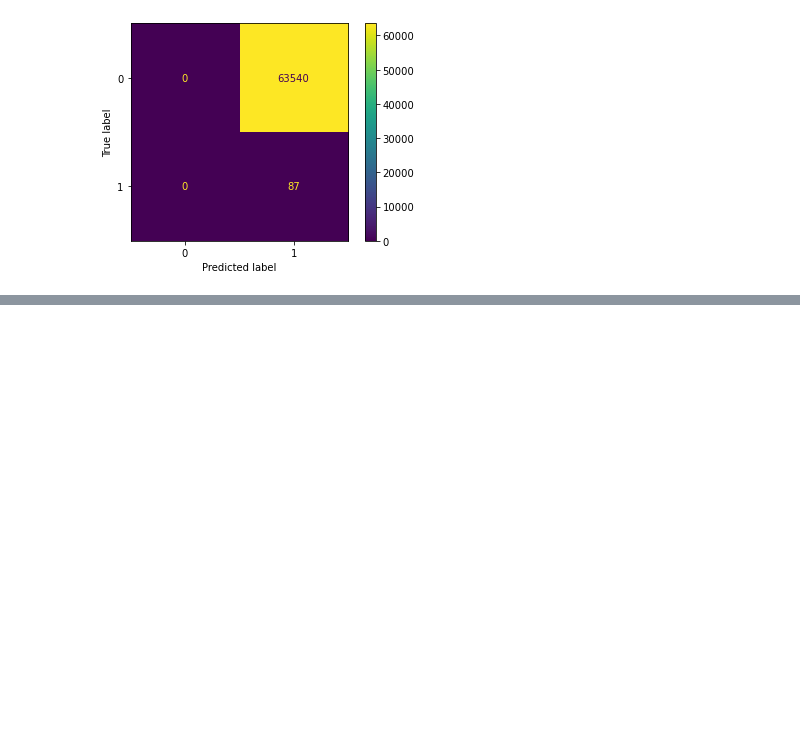
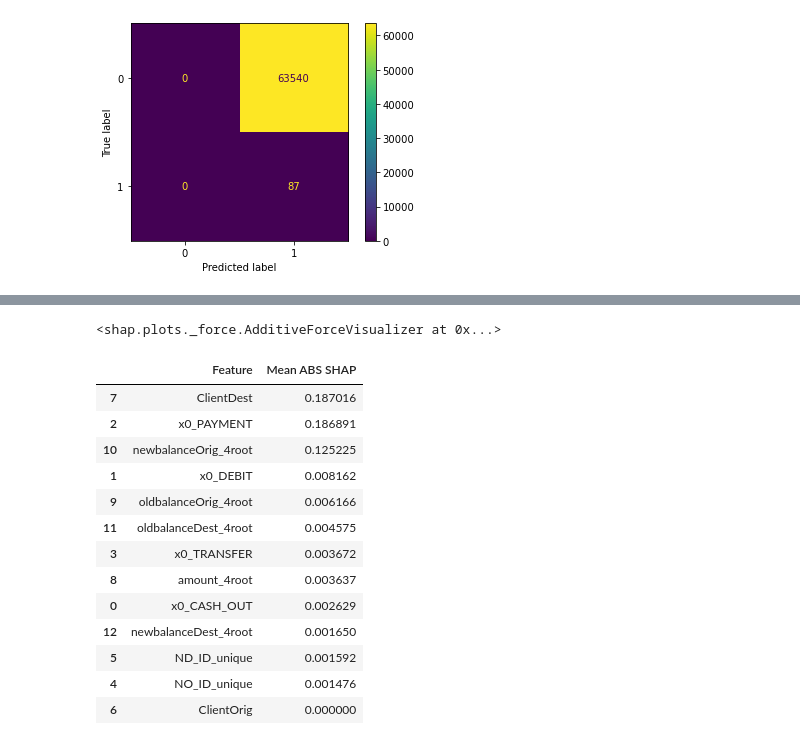
Before and after one commit to kevinArmenta/OnlinePaymentFraud, a Jupyter notebook: 5. Final Models.ipynb, the cells around one changed output, grey strips where cells are left out. Cells and saved outputs as stored; diff of their text form; code cells hidden in the pictures; blank space fills up the shorter version.

```diff
--- a/5. Final Models.ipynb
+++ b/5. Final Models.ipynb
@@ -397,0 +438,7 @@ ConfusionMatrixDisplay.from_estimator(fmodel_rus, test, test_y)
+# %%
+#Force Plot
+#shap.force_plot(explainer.expected_value[0], shap_values[0][0,:], X_test.iloc[0,:], link="logit")
+
+shap.force_plot(explainer.expected_value[0], shap_values[0][0,:], test.iloc[0,:])
+# %% [output]
+<shap.plots._force.AdditiveForceVisualizer at 0x...>
@@ -397,0 +469,17 @@ ConfusionMatrixDisplay.from_estimator(fmodel_rus, test, test_y)
+# %%
+shap_plot_df.sort_values(by='Mean ABS SHAP',axis=0,ascending=False)
+# %% [output]
+|  | Feature | Mean ABS SHAP |
+| 7 | ClientDest | 0.187016 |
+| 2 | x0_PAYMENT | 0.186891 |
+| 10 | newbalanceOrig_4root | 0.125225 |
+| 1 | x0_DEBIT | 0.008162 |
+| 9 | oldbalanceOrig_4root | 0.006166 |
+| 11 | oldbalanceDest_4root | 0.004575 |
+| 3 | x0_TRANSFER | 0.003672 |
+| 8 | amount_4root | 0.003637 |
+| 0 | x0_CASH_OUT | 0.002629 |
+| 12 | newbalanceDest_4root | 0.001650 |
+| 5 | ND_ID_unique | 0.001592 |
+| 4 | NO_ID_unique | 0.001476 |
+| 6 | ClientOrig | 0.000000 |
```
Also changed, not shown: parts of 24 cells of this notebook.
